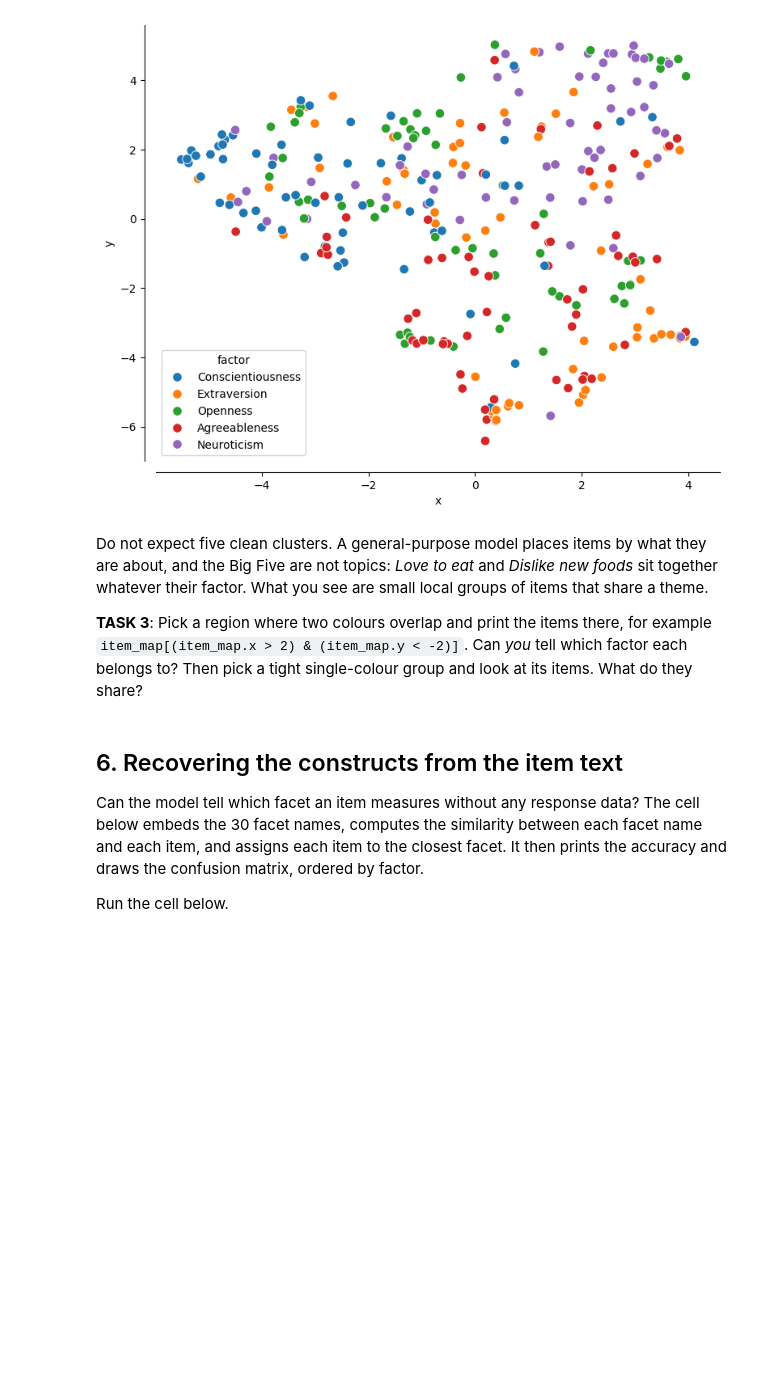
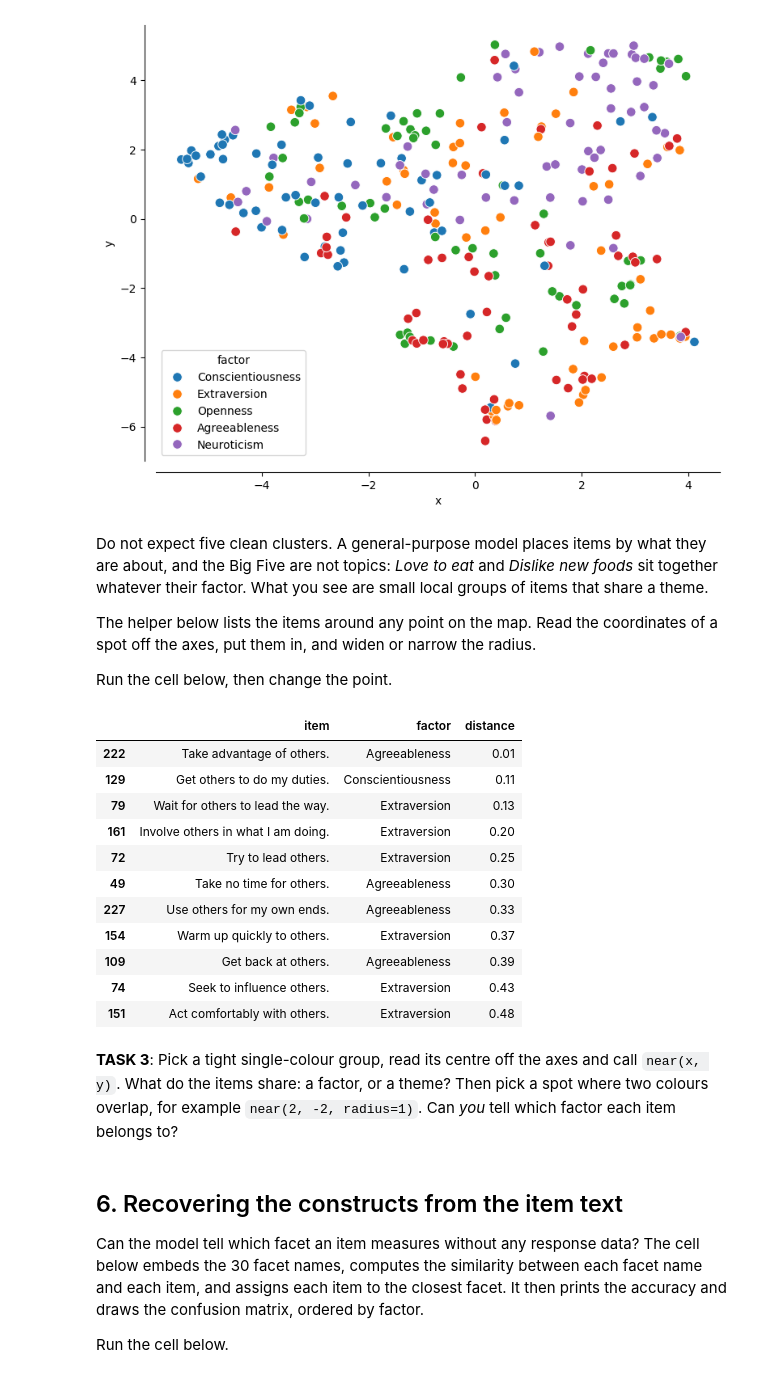
Before and after one commit to leonardozaggia/PONS_material, a Jupyter notebook: solutions/02_items.ipynb, the cells around one changed output. Drawn from its saved outputs; the diff is of its cells as text; code cells hidden in the pictures; blank space fills up the shorter version.

```diff
--- a/solutions/02_items.ipynb
+++ b/solutions/02_items.ipynb
@@ -194,7 +194,31 @@ Warning: random state is set to 42.
 # %% [markdown]
 Do not expect five clean clusters. A general-purpose model places items by what they are about, and the Big Five are not topics: *Love to eat* and *Dislike new foods* sit together whatever their factor. What you see are small local groups of items that share a theme.
 
-**TASK 3**: Pick a region where two colours overlap and print the items there, for example `item_map[(item_map.x > 2) & (item_map.y < -2)]`. Can *you* tell which factor each belongs to? Then pick a tight single-colour group and look at its items. What do they share?
+The helper below lists the items around any point on the map. Read the coordinates of a spot off the axes, put them in, and widen or narrow the radius.
+
+Run the cell below, then change the point.
+# %%
+def near(x, y, radius=0.6):
+    """Items within `radius` of the point (x, y) on the map, nearest first."""
+    dist = np.sqrt((item_map['x'] - x) ** 2 + (item_map['y'] - y) ** 2)
+    return item_map.assign(distance=dist.round(2)).query('distance <= @radius').sort_values('distance')[['item', 'factor', 'distance']]
+
+near(0.2, -5.5)
+# %% [output]
+|  | item | factor | distance |
+| 222 | Take advantage of others. | Agreeableness | 0.01 |
+| 129 | Get others to do my duties. | Conscientiousness | 0.11 |
+| 79 | Wait for others to lead the way. | Extraversion | 0.13 |
+| 161 | Involve others in what I am doing. | Extraversion | 0.20 |
+| 72 | Try to lead others. | Extraversion | 0.25 |
+| 49 | Take no time for others. | Agreeableness | 0.30 |
+| 227 | Use others for my own ends. | Agreeableness | 0.33 |
+| 154 | Warm up quickly to others. | Extraversion | 0.37 |
+| 109 | Get back at others. | Agreeableness | 0.39 |
+| 74 | Seek to influence others. | Extraversion | 0.43 |
+| 151 | Act comfortably with others. | Extraversion | 0.48 |
+# %% [markdown]
+**TASK 3**: Pick a tight single-colour group, read its centre off the axes and call `near(x, y)`. What do the items share: a factor, or a theme? Then pick a spot where two colours overlap, for example `near(2, -2, radius=1)`. Can *you* tell which factor each item belongs to?
 # %% [markdown]
 ## 6. Recovering the constructs from the item text
 
```
Also changed, not shown: 8 other files.
